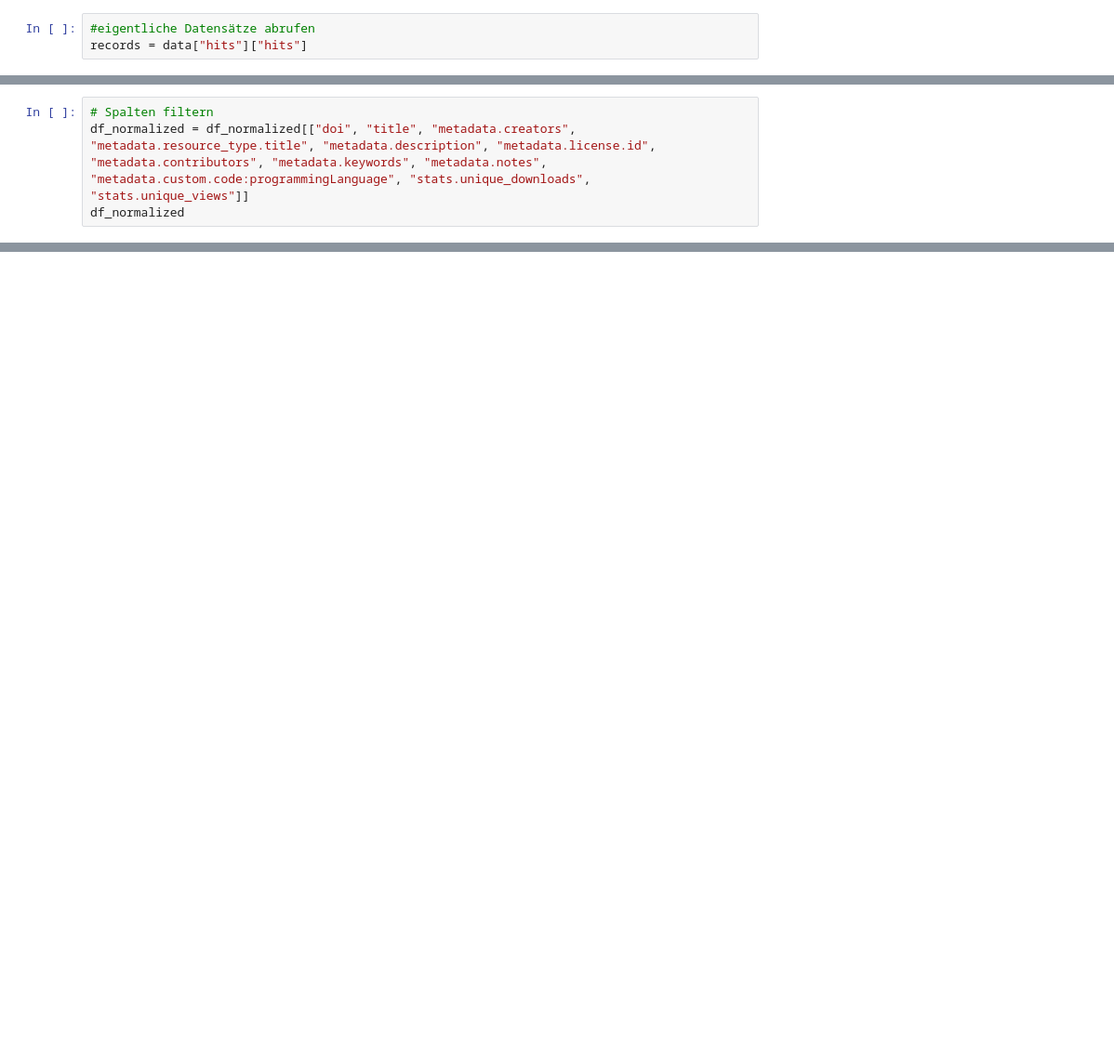
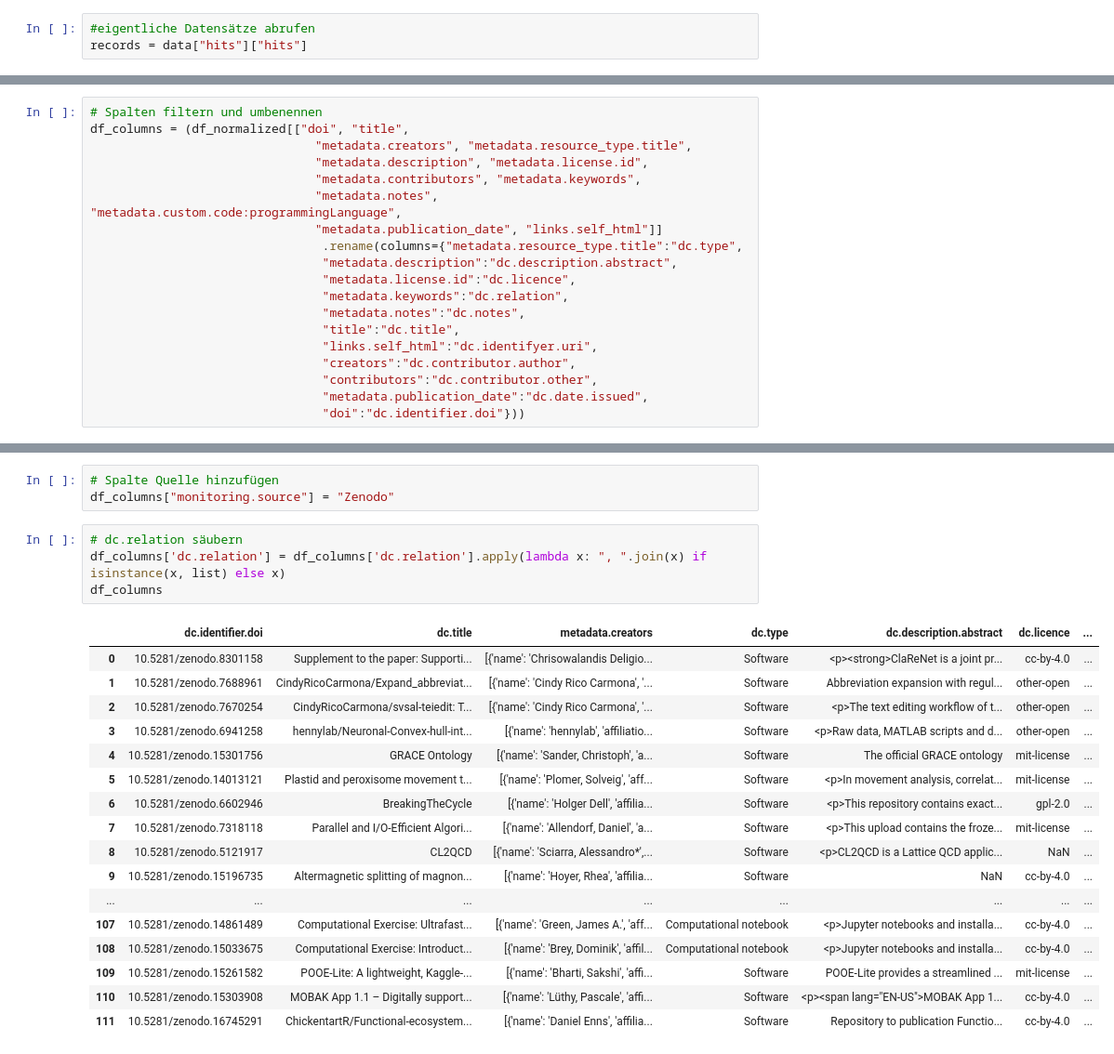
Before and after one commit to rabeawu/2024-2025-Data_Librarian_Rabea_Wuttke, a Jupyter notebook: Abschlussprojekt/notebooks/Zenodo.ipynb, the cells around one changed output, grey strips where cells are left out. Shown at 93% size. Drawn from its saved outputs; the diff is of its cells as text; blank space fills up the shorter version.

```diff
--- a/Abschlussprojekt/notebooks/Zenodo.ipynb
+++ b/Abschlussprojekt/notebooks/Zenodo.ipynb
@@ -93,4 +49,19 @@ df_normalized
 # %%
-# Spalten filtern
-df_normalized = df_normalized[["doi", "title", "metadata.creators", "metadata.resource_type.title", "metadata.description", "metadata.license.id", "metadata.contributors", "metadata.keywords", "metadata.notes", "metadata.custom.code:programmingLanguage", "stats.unique_downloads", "stats.unique_views"]]
-df_normalized
+# Spalten filtern und umbenennen
+df_columns = (df_normalized[["doi", "title",
+                               "metadata.creators", "metadata.resource_type.title",
+                               "metadata.description", "metadata.license.id",
+                               "metadata.contributors", "metadata.keywords",
+                               "metadata.notes", "metadata.custom.code:programmingLanguage",
+                               "metadata.publication_date", "links.self_html"]]
+                                .rename(columns={"metadata.resource_type.title":"dc.type",
+                                "metadata.description":"dc.description.abstract",
+                                "metadata.license.id":"dc.licence",
+                                "metadata.keywords":"dc.relation",
+                                "metadata.notes":"dc.notes",
+                                "title":"dc.title",
+                                "links.self_html":"dc.identifyer.uri",
+                                "creators":"dc.contributor.author",
+                                "contributors":"dc.contributor.other",
+                                "metadata.publication_date":"dc.date.issued",
+                                "doi":"dc.identifier.doi"}))
@@ -115,3 +68,28 @@ df_normalized
+# %%
+# Spalte Quelle hinzufügen
+df_columns["monitoring.source"] = "Zenodo"
+# %%
+# dc.relation säubern
+df_columns['dc.relation'] = df_columns['dc.relation'].apply(lambda x: ", ".join(x) if isinstance(x, list) else x)
+df_columns
+# %% [output]
+|  | dc.identifier.doi | dc.title | metadata.creators | dc.type | dc.description.abstract | dc.licence | ... |
+| 0 | 10.5281/zenodo.8301158 | Supplement to the paper: Supporti... | [{'name': 'Chrisowalandis Deligio... | Software | <p><strong>ClaReNet is a joint pr... | cc-by-4.0 | ... |
+| 1 | 10.5281/zenodo.7688961 | CindyRicoCarmona/Expand_abbreviat... | [{'name': 'Cindy Rico Carmona', '... | Software | Abbreviation expansion with regul... | other-open | ... |
+| 2 | 10.5281/zenodo.7670254 | CindyRicoCarmona/svsal-teiedit: T... | [{'name': 'Cindy Rico Carmona', '... | Software | <p>The text editing workflow of t... | other-open | ... |
+| 3 | 10.5281/zenodo.6941258 | hennylab/Neuronal-Convex-hull-int... | [{'name': 'hennylab', 'affiliatio... | Software | <p>Raw data, MATLAB scripts and d... | other-open | ... |
+| 4 | 10.5281/zenodo.15301756 | GRACE Ontology | [{'name': 'Sander, Christoph', 'a... | Software | The official GRACE ontology | mit-license | ... |
+| 5 | 10.5281/zenodo.14013121 | Plastid and peroxisome movement t... | [{'name': 'Plomer, Solveig', 'aff... | Software | <p>In movement analysis, correlat... | mit-license | ... |
+| 6 | 10.5281/zenodo.6602946 | BreakingTheCycle | [{'name': 'Holger Dell', 'affilia... | Software | <p>This repository contains exact... | gpl-2.0 | ... |
+| 7 | 10.5281/zenodo.7318118 | Parallel and I/O-Efficient Algori... | [{'name': 'Allendorf, Daniel', 'a... | Software | <p>This upload contains the froze... | mit-license | ... |
+| 8 | 10.5281/zenodo.5121917 | CL2QCD | [{'name': 'Sciarra, Alessandro*',... | Software | <p>CL2QCD is a Lattice QCD applic... | NaN | ... |
+| 9 | 10.5281/zenodo.15196735 | Altermagnetic splitting of magnon... | [{'name': 'Hoyer, Rhea', 'affilia... | Software | NaN | cc-by-4.0 | ... |
+| ... | ... | ... | ... | ... | ... | ... | ... |
+| 107 | 10.5281/zenodo.14861489 | Computational Exercise: Ultrafast... | [{'name': 'Green, James A.', 'aff... | Computational notebook | <p>Jupyter notebooks and installa... | cc-by-4.0 | ... |
+| 108 | 10.5281/zenodo.15033675 | Computational Exercise: Introduct... | [{'name': 'Brey, Dominik', 'affil... | Computational notebook | <p>Jupyter notebooks and installa... | cc-by-4.0 | ... |
+| 109 | 10.5281/zenodo.15261582 | POOE-Lite: A lightweight, Kaggle-... | [{'name': 'Bharti, Sakshi', 'affi... | Software | POOE-Lite provides a streamlined ... | mit-license | ... |
+| 110 | 10.5281/zenodo.15303908 | MOBAK App 1.1 – Digitally support... | [{'name': 'Lüthy, Pascale', 'affi... | Software | <p><span lang="EN-US">MOBAK App 1... | cc-by-4.0 | ... |
+| 111 | 10.5281/zenodo.16745291 | ChickentartR/Functional-ecosystem... | [{'name': 'Daniel Enns', 'affilia... | Software | Repository to publication Functio... | cc-by-4.0 | ... |
 # %%
 # metadata.creators aufteilen
 
```
Also changed, not shown: parts of 18 cells of this notebook.
